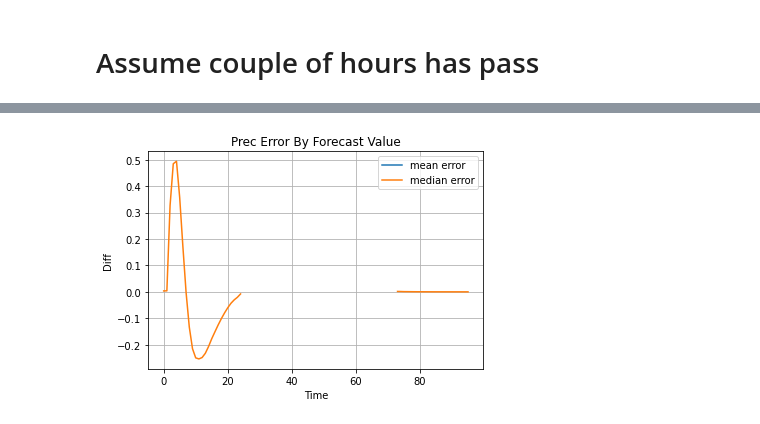
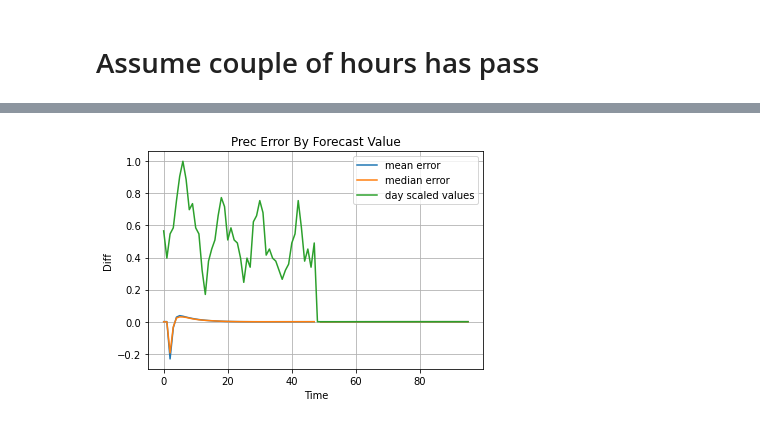
Before and after one commit to erlichsefi/Notebooks, a Jupyter notebook: Holt Winters with querter hourly.ipynb, the cells around one changed output, grey strips where cells are left out. Cells and saved outputs as stored; diff of their text form; code cells hidden in the pictures.

```diff
--- a/Holt Winters with querter hourly.ipynb
+++ b/Holt Winters with querter hourly.ipynb
@@ -55,6 +80,9 @@ two_weeks = week*2
 
 to_forecast= 12*4
 seasonlity = 7*4*24
+# %%
+def score_remove_zeros(true,pred):
+    return (true[true>0] - pred[true>0])/true[true>0]
 # %%
 import matplotlib.pyplot as plt
 
@@ -162,35 +241,37 @@ plt.show()
 # %%
 mean_errors = list()
 median_errors = list()
-steps = list(range(24*4))
+steps = list(range(len(day_value)))
 for step in steps:
     two_weeks_with_var_hours = two_weeks + day_value[:step]
-    two_weeks_with_var_hours_addative_result = triple_exponential_smoothing_old(two_weeks_with_var_hours,to_forecast,seasonlity, 0.5, 0.1, 1.0)
-    prec_error  = (np.array(two_weeks_with_var_hours_addative_result[-to_forecast:]) - np.array(two_weeks[step:step+to_forecast]))/np.array(two_weeks[step:step+to_forecast])
+
+    two_weeks_with_var_hours_addative_result = triple_exponential_smoothing_old(two_weeks_with_var_hours,to_forecast,seasonlity, 0.9, 0.1, 1.0)
+    prec_error  = score_remove_zeros(np.array(two_weeks[step:step+to_forecast]),np.array(two_weeks_with_var_hours_addative_result[-to_forecast:]))
 
     mean_errors.append(prec_error.mean())
     median_errors.append(np.median(prec_error))
 # %%
 import matplotlib.pyplot as plt
 import numpy as np
 
 # plotting the Series
 plt.plot(steps,mean_errors, label = "mean error")
 plt.plot(steps,median_errors, label = "median error")
+plt.plot(steps,np.divide(day_value,max(day_value)),label="day scaled values")
 
 #plt.plot(smoothen, label = "my selection")
 # giving a title to the graph
 plt.title('Prec Error By Forecast Value')
 # naming the x axis
 plt.xlabel('Time')
 # naming the y axis
 plt.ylabel('Diff')
 
 plt.grid(True)
 # show a legend on the plot
 plt.legend()
 
 # function to show the plot
 plt.show()
 # %% [output]
-[figure, old version]
+[figure, new version]
```
Also changed, not shown: parts of 11 cells of this notebook.
